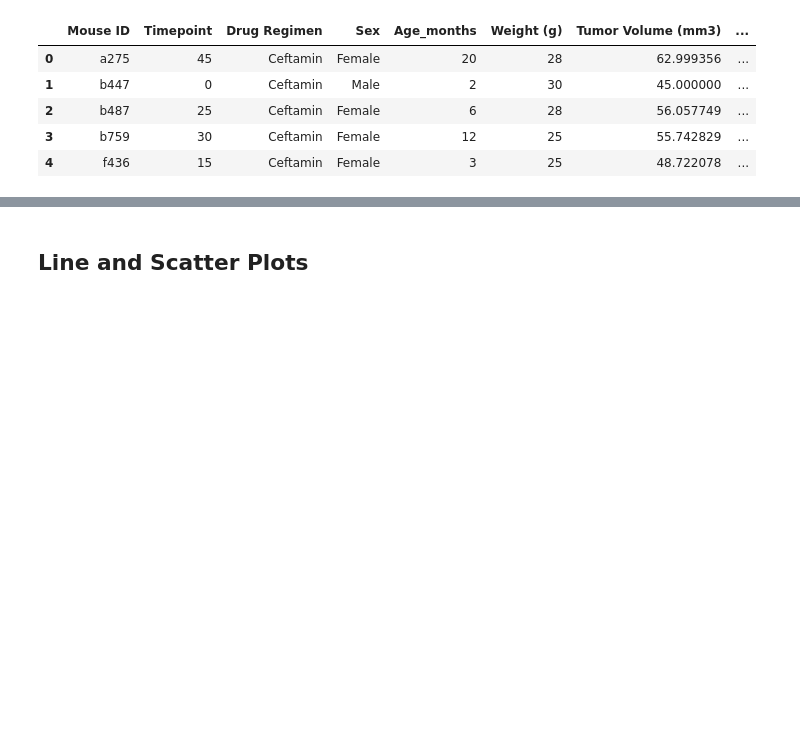
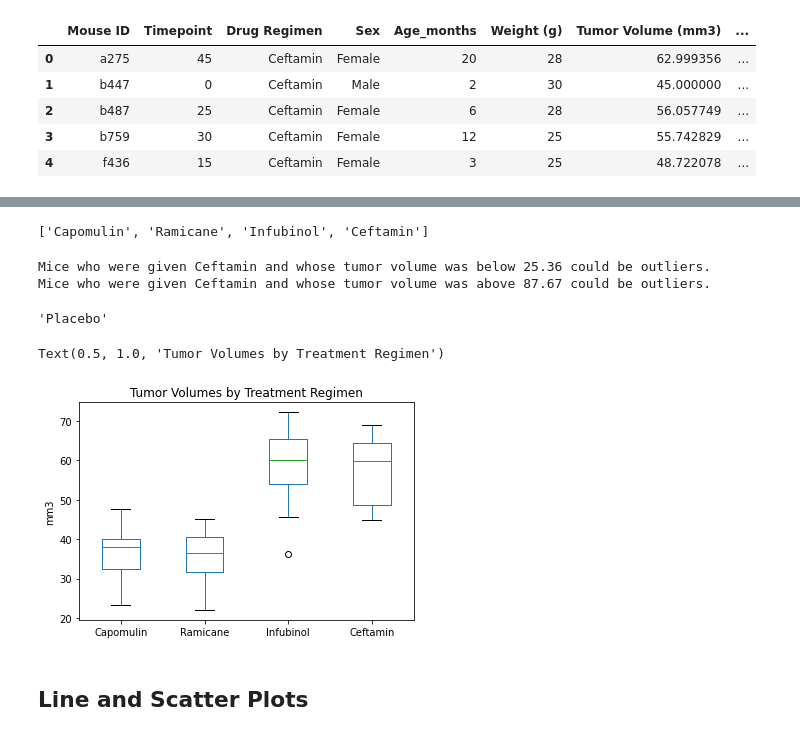
Before and after one commit to joe-m-2020/Pymaceuticals, a Jupyter notebook: pymaceuticals_starter-checkpoint-checkpoint-checkpoint.ipynb, the cells around one changed output, grey strips where cells are left out. Drawn from its saved outputs; the diff is of its cells as text; code cells hidden in the pictures; blank space fills up the shorter version.

Commit message:
loop added

```diff
--- a/pymaceuticals_starter-checkpoint-checkpoint-checkpoint.ipynb
+++ b/pymaceuticals_starter-checkpoint-checkpoint-checkpoint.ipynb
@@ -272,3 +272,8 @@ cef_max_merge.head()
 | 2 | b487 | 25 | Ceftamin | Female | 6 | 28 | 56.057749 | ... |
 | 3 | b759 | 30 | Ceftamin | Female | 12 | 25 | 55.742829 | ... |
 | 4 | f436 | 15 | Ceftamin | Female | 3 | 25 | 48.722078 | ... |
+# %%
+mouse_max_timepoint = cl_mouse_study_df.groupby("Mouse ID").max()["Timepoint"]
+max_timepoint_df = pd.DataFrame(mouse_max_timepoint)
+max_timepoint_df = pd.merge(max_timepoint_df, cl_mouse_study_df, on =("Mouse ID", "Timepoint"))
+max_timepoint_df
@@ -274,0 +294,29 @@ cef_max_merge.head()
+# %%
+# Put treatments into a list for for loop (and later for plot labels)
+treatment_list=["Capomulin","Ramicane","Infubinol","Ceftamin"]
+
+# Create empty list to fill with tumor vol data (for plotting)
+#used list of lists to differentiate treatments
+
+
+tumor_volumes= [[],[],[],[]]
+
+# set variable to loop through index of tumor for appending to corresponding
+#index of treatment_list
+idx=0
+
+# create for loop to append tumor volumes into lists of lists for each mouse
+# and treatment
+for treatment in treatment_list:
+    for row in range(len(max_timepoint_df["Tumor Volume (mm3)"])):
+        if max_timepoint_df.loc[:,"Drug Regimen"][row]==treatment:
+            tumor_volumes[idx].append(max_timepoint_df.loc[:,"Tumor Volume (mm3)"][row])
+    idx+=1
+
+
+# create a dictionary for these to use in a dataframe for quartiles and outliers
+tumor_vol_dict = {treatment_list[0]:tumor_volumes[0],
+                 treatment_list[1]:tumor_volumes[1],
+                 treatment_list[2]:tumor_volumes[2],
+                 treatment_list[3]:tumor_volumes[3]}
+tumor_vol_df = pd.DataFrame(tumor_vol_dict)
@@ -312,6 +395,46 @@ lowerq
+# %%
+treatment_list=["Capomulin","Ramicane","Infubinol","Ceftamin"]
+treatment_list
+# %% [output]
+['Capomulin', 'Ramicane', 'Infubinol', 'Ceftamin']
+# %%
+# Ceftamin
+# Calculate the IQR and quantitatively determine if there are any potential outliers.
+cef_volumes = tumor_vol_df["Ceftamin"]
+quartiles = cef_volumes.quantile([.25,.5,.75])
+lowerq=quartiles[0.25]
+upperq = quartiles[0.75]
+iqr = upperq-lowerq
+
+ # Determine outliers using upper and lower bounds
+
+lower_bound = lowerq - (1.5*iqr)
+upper_bound = upperq + (1.5*iqr)
+print(f"Mice who were given Ceftamin and whose tumor volume was below {round(lower_bound,2)} could be outliers.")
+print(f"Mice who were given Ceftamin and whose tumor volume was above {round(upper_bound,2)} could be outliers.")
+# %% [output]
+Mice who were given Ceftamin and whose tumor volume was below 25.36 could be outliers.
+Mice who were given Ceftamin and whose tumor volume was above 87.67 could be outliers.
+# %%
+place = 2
+max_timepoint_df.loc[:,"Drug Regimen"][place]
+# city_weather_df.loc[ 2,"Lng" ]
+# city_weather_df.loc[ : ,"Lng" ]
+# city_weather_df.loc[1:2, 'Lng':'Max Temp']
+# city_weather_df.loc[city_weather_df["Humidity"]<50 ,:]
+# city_weather_df.loc[city_weather_df["Humidity"]>100,:]
+# %% [output]
+'Placebo'
 # %%
 # Generate a box plot of the final tumor volume of each mouse across four regimens of interest
 # mouse_study_df['Age_months'].plot(kind = 'boxplot')
+
+tumor_vol_df.plot.box()
+plt.ylabel('mm3')
+plt.title('Tumor Volumes by Treatment Regimen')
+# %% [output]
+Text(0.5, 1.0, 'Tumor Volumes by Treatment Regimen')
+[figure, added]
 # %% [markdown]
 ## Line and Scatter Plots
 # %%
```
Also changed, not shown: parts of 5 cells of this notebook.
